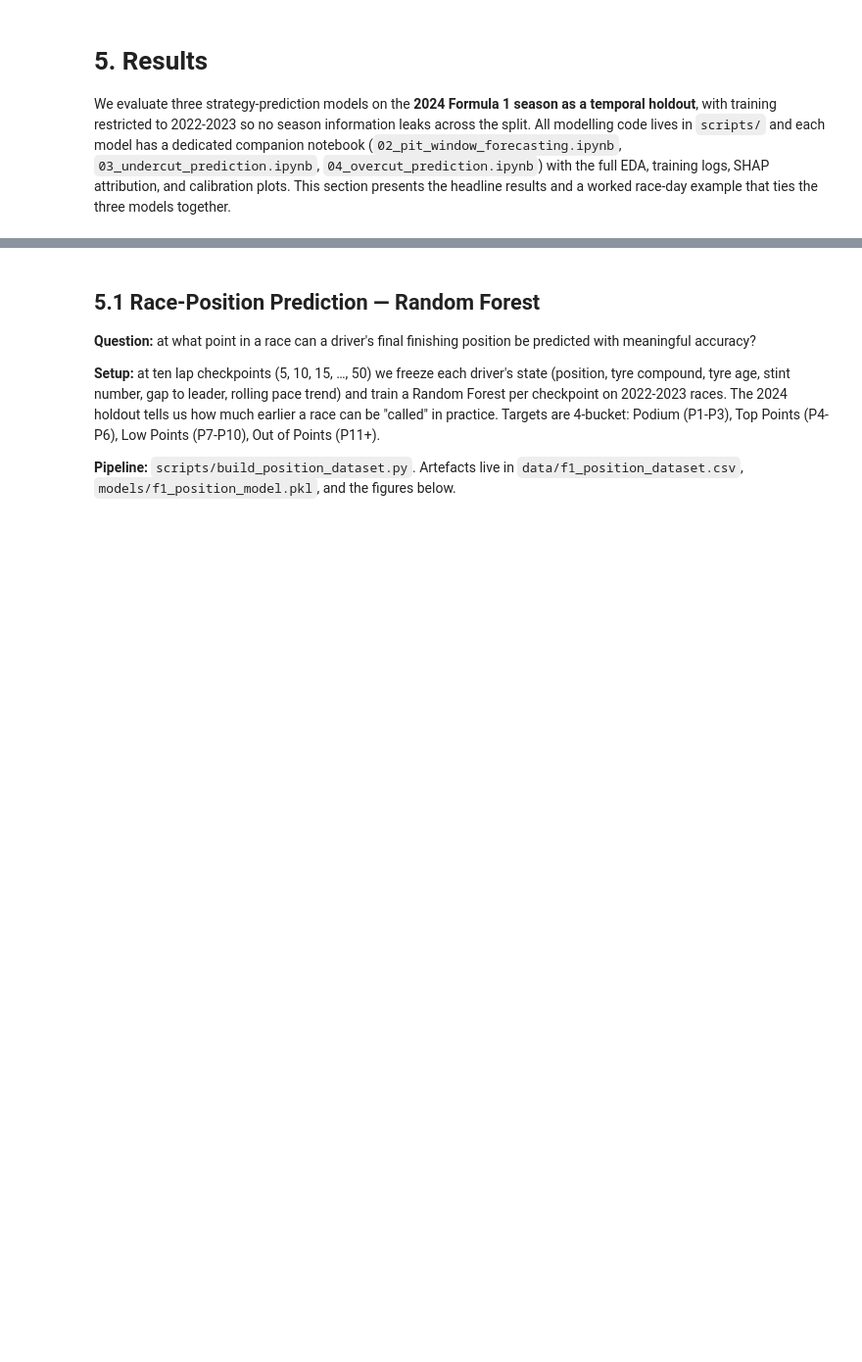
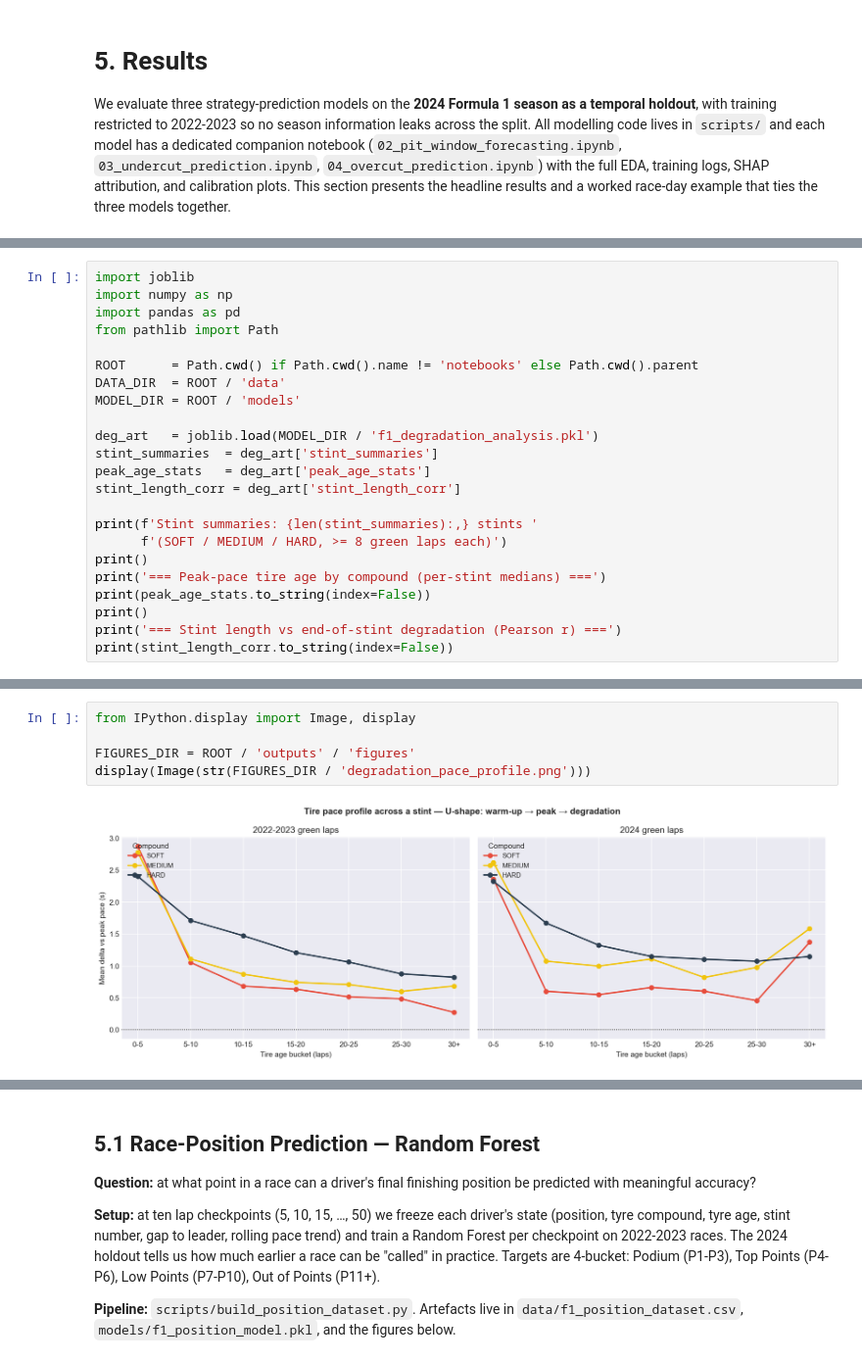
Before and after one commit to cooper-kerr/F1-Predictive-Analysis-Project, a Jupyter notebook: notebooks/01_milestone_report.ipynb, the cells around one changed output, grey strips where cells are left out. Shown at 98% size. Drawn from its saved outputs; the diff is of its cells as text; blank space fills up the shorter version.

Commit message:
Add §5.1 Tire Degradation notebook section (Task 4/10)

```diff
--- a/notebooks/01_milestone_report.ipynb
+++ b/notebooks/01_milestone_report.ipynb
@@ -181,0 +190,23 @@ We evaluate three strategy-prediction models on the **2024 Formula 1 season as a
+# %%
+import joblib
+import numpy as np
+import pandas as pd
+from pathlib import Path
+
+ROOT      = Path.cwd() if Path.cwd().name != 'notebooks' else Path.cwd().parent
+DATA_DIR  = ROOT / 'data'
+MODEL_DIR = ROOT / 'models'
+
+deg_art   = joblib.load(MODEL_DIR / 'f1_degradation_analysis.pkl')
+stint_summaries  = deg_art['stint_summaries']
+peak_age_stats   = deg_art['peak_age_stats']
+stint_length_corr = deg_art['stint_length_corr']
+
+print(f'Stint summaries: {len(stint_summaries):,} stints '
+      f'(SOFT / MEDIUM / HARD, >= 8 green laps each)')
+print()
+print('=== Peak-pace tire age by compound (per-stint medians) ===')
+print(peak_age_stats.to_string(index=False))
+print()
+print('=== Stint length vs end-of-stint degradation (Pearson r) ===')
+print(stint_length_corr.to_string(index=False))
@@ -181,0 +230,7 @@ We evaluate three strategy-prediction models on the **2024 Formula 1 season as a
+# %%
+from IPython.display import Image, display
+
+FIGURES_DIR = ROOT / 'outputs' / 'figures'
+display(Image(str(FIGURES_DIR / 'degradation_pace_profile.png')))
+# %% [output]
+[figure, added]
```
Also changed, not shown: parts of 4 cells of this notebook.
